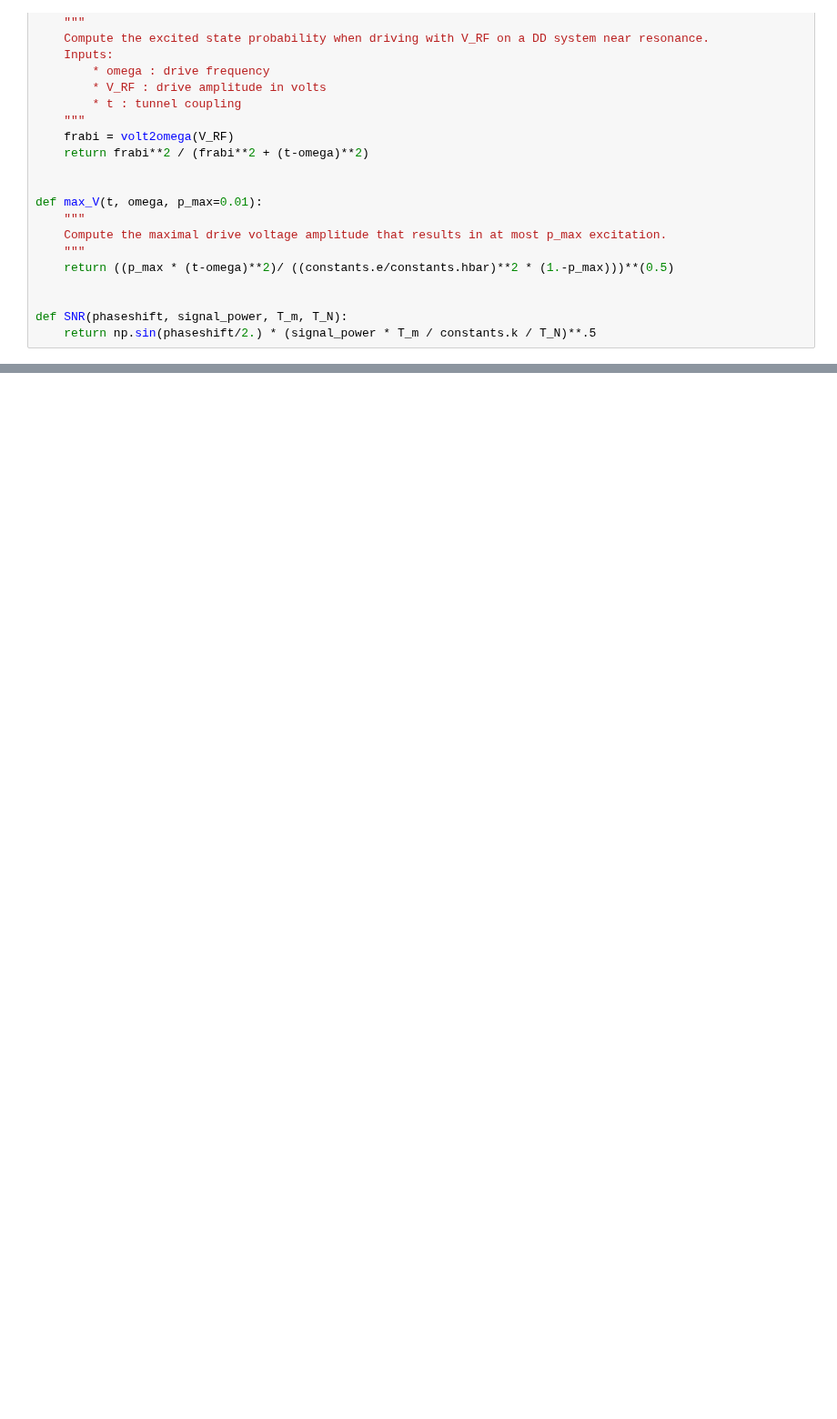
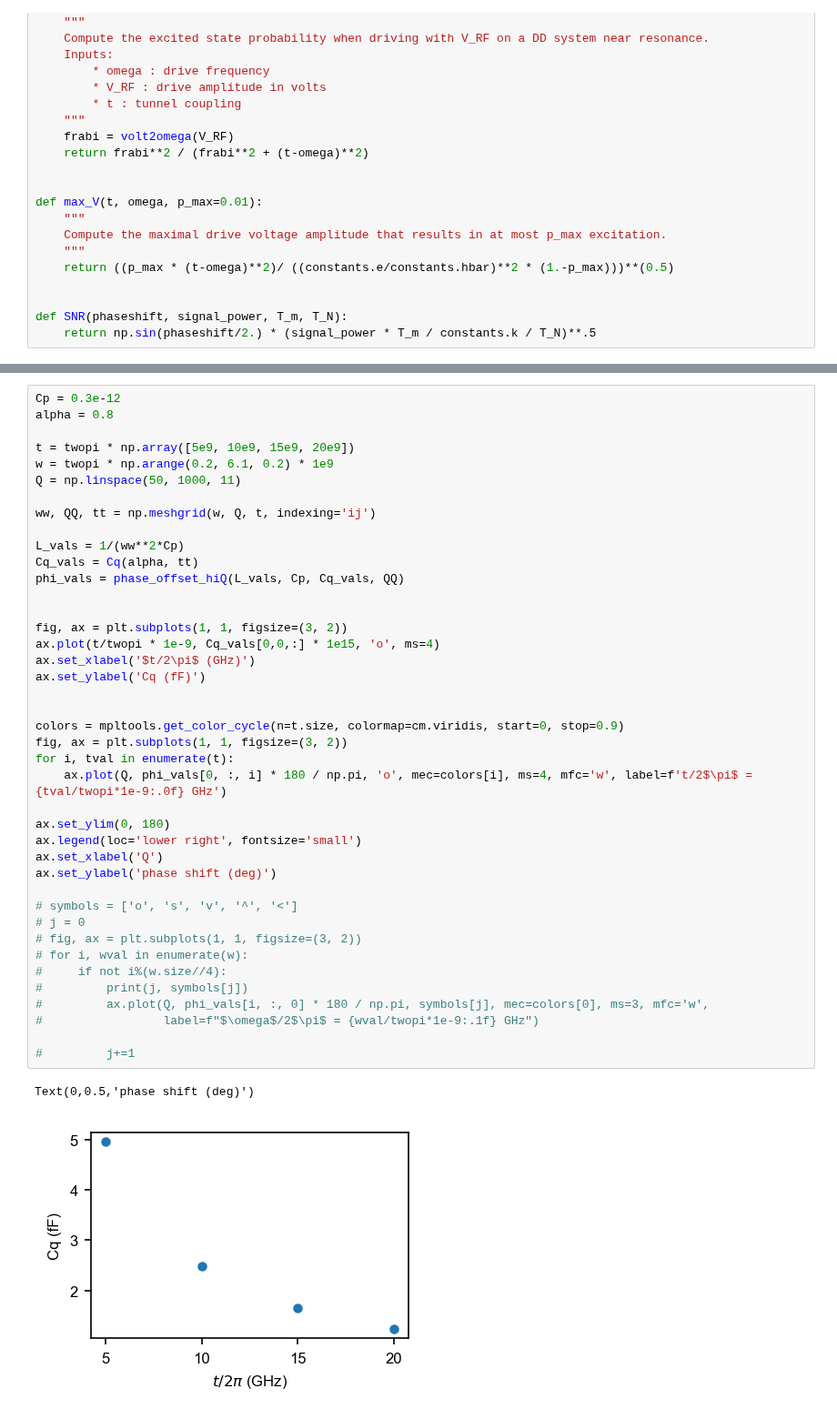
Before and after one commit to wpfff/calculations, a Jupyter notebook: quantum_capacitance/Quantum Capacitance.ipynb, the cells around one changed output, grey strips where cells are left out. Shown at 91% size. Cells and saved outputs as stored; diff of their text form; blank space fills up the shorter version.

```diff
--- a/quantum_capacitance/Quantum Capacitance.ipynb
+++ b/quantum_capacitance/Quantum Capacitance.ipynb
@@ -336,0 +259,44 @@ array([ 410.9336039 ,  290.57393794,  237.25262683,  205.46680195,
+# %%
+Cp = 0.3e-12
+alpha = 0.8
+
+t = twopi * np.array([5e9, 10e9, 15e9, 20e9])
+w = twopi * np.arange(0.2, 6.1, 0.2) * 1e9
+Q = np.linspace(50, 1000, 11)
+
+ww, QQ, tt = np.meshgrid(w, Q, t, indexing='ij')
+
+L_vals = 1/(ww**2*Cp)
+Cq_vals = Cq(alpha, tt)
+phi_vals = phase_offset_hiQ(L_vals, Cp, Cq_vals, QQ)
+
+
+fig, ax = plt.subplots(1, 1, figsize=(3, 2))
+ax.plot(t/twopi * 1e-9, Cq_vals[0,0,:] * 1e15, 'o', ms=4)
+ax.set_xlabel('$t/2\pi$ (GHz)')
+ax.set_ylabel('Cq (fF)')
+
+
+colors = mpltools.get_color_cycle(n=t.size, colormap=cm.viridis, start=0, stop=0.9)
+fig, ax = plt.subplots(1, 1, figsize=(3, 2))
+for i, tval in enumerate(t):
+    ax.plot(Q, phi_vals[0, :, i] * 180 / np.pi, 'o', mec=colors[i], ms=4, mfc='w', label=f't/2$\pi$ = {tval/twopi*1e-9:.0f} GHz')
+
+ax.set_ylim(0, 180)
+ax.legend(loc='lower right', fontsize='small')
+ax.set_xlabel('Q')
+ax.set_ylabel('phase shift (deg)')
+
+# symbols = ['o', 's', 'v', '^', '<']
+# j = 0
+# fig, ax = plt.subplots(1, 1, figsize=(3, 2))
+# for i, wval in enumerate(w):
+#     if not i%(w.size//4):
+#         print(j, symbols[j])
+#         ax.plot(Q, phi_vals[i, :, 0] * 180 / np.pi, symbols[j], mec=colors[0], ms=3, mfc='w',
+#                 label=f"$\omega$/2$\pi$ = {wval/twopi*1e-9:.1f} GHz")
+
+#         j+=1
+# %% [output]
+Text(0,0.5,'phase shift (deg)')
+[figure, added]
```
Also changed, not shown: parts of 13 cells of this notebook, 1 other file.
